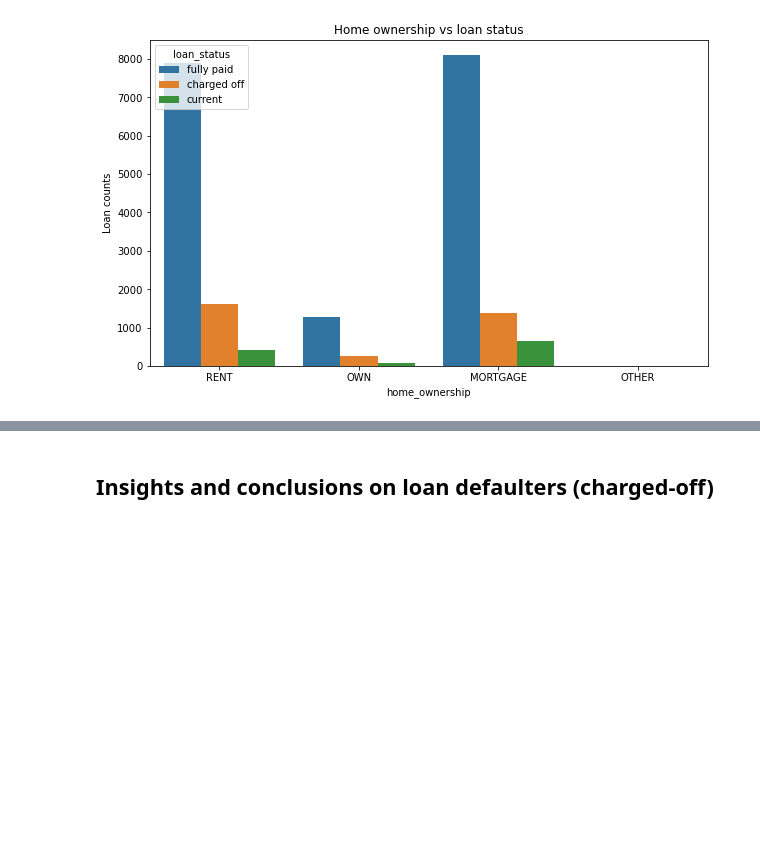
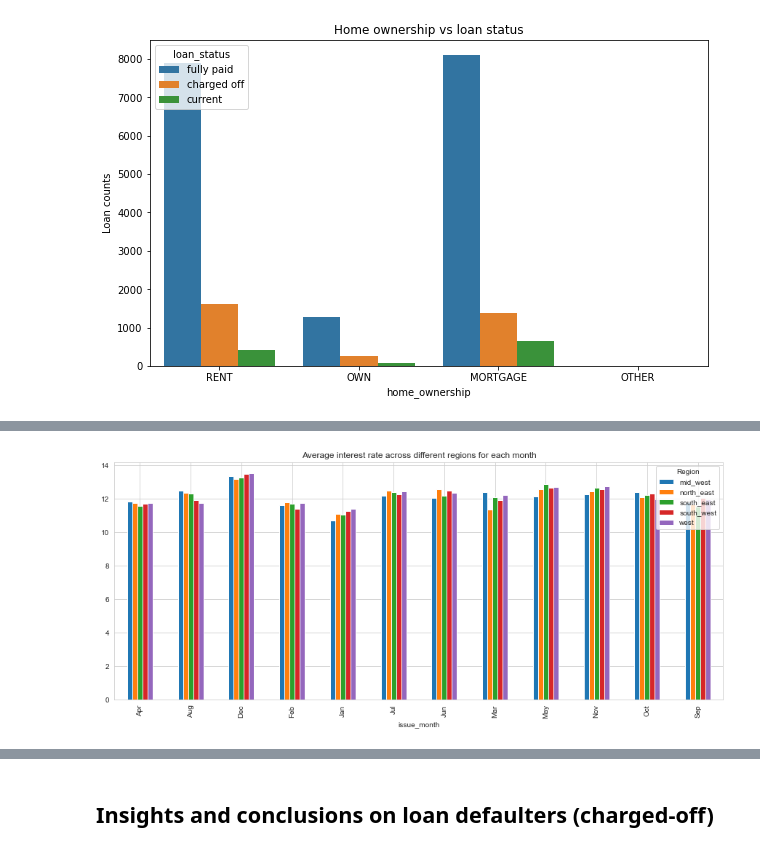
Before and after one commit to Kumaraguru-Muthuraj/_AIML_Code, a Jupyter notebook: _PythonNotebooks/_Course2_Statistics_Essentials/Mod6_Lendingclub_casestudy/Lending_Club_Merged_v1.ipynb, the cells around one changed output, grey strips where cells are left out. Saved outputs shown, nothing was run; the diff lists cells and outputs as text; code cells hidden in the pictures; blank space fills up the shorter version.

```diff
--- a/_PythonNotebooks/_Course2_Statistics_Essentials/Mod6_Lendingclub_casestudy/Lending_Club_Merged_v1.ipynb
+++ b/_PythonNotebooks/_Course2_Statistics_Essentials/Mod6_Lendingclub_casestudy/Lending_Club_Merged_v1.ipynb
@@ -632,0 +693,9 @@ plt.show()
+# %%
+# lets draw the plot
+sns.set_style('whitegrid')
+by_int_rate = df.groupby(['issue_month', 'Region']).int_rate.mean()
+by_int_rate.unstack().plot(kind='bar', stacked=False, grid=True, legend=True,figsize=(15,6))
+plt.title('Average interest rate across different regions for each month')
+plt.show()
+# %% [output]
+[figure, added]
```
Also changed, not shown: parts of 12 cells of this notebook.
